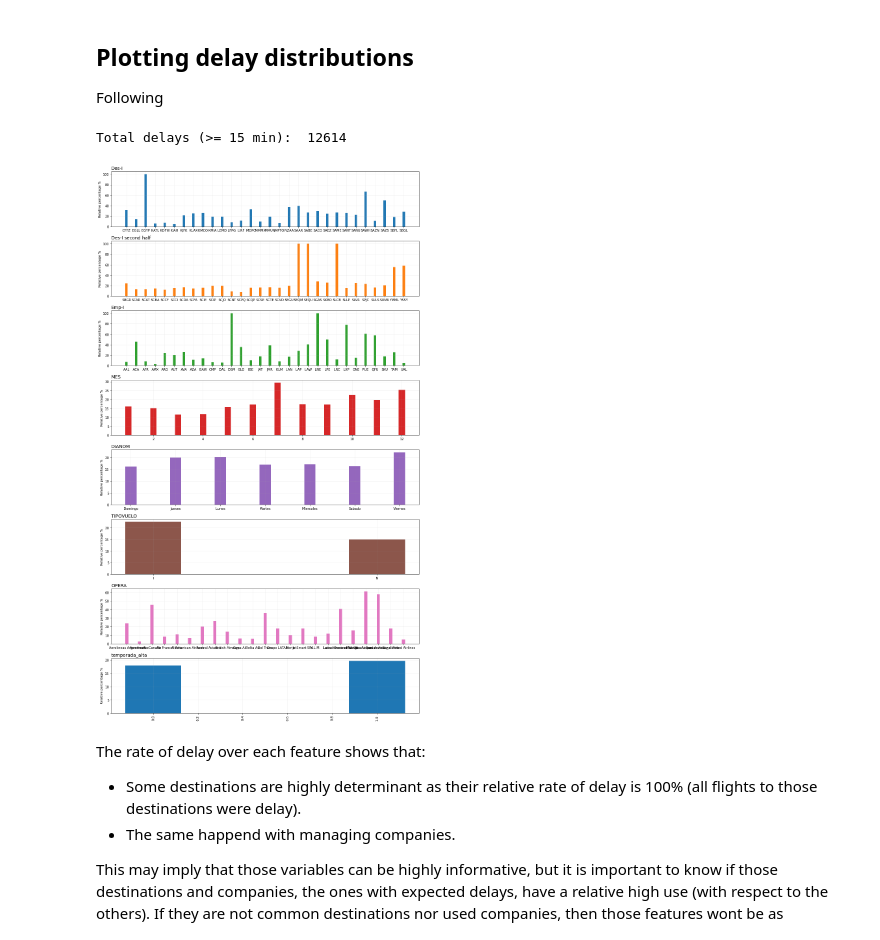
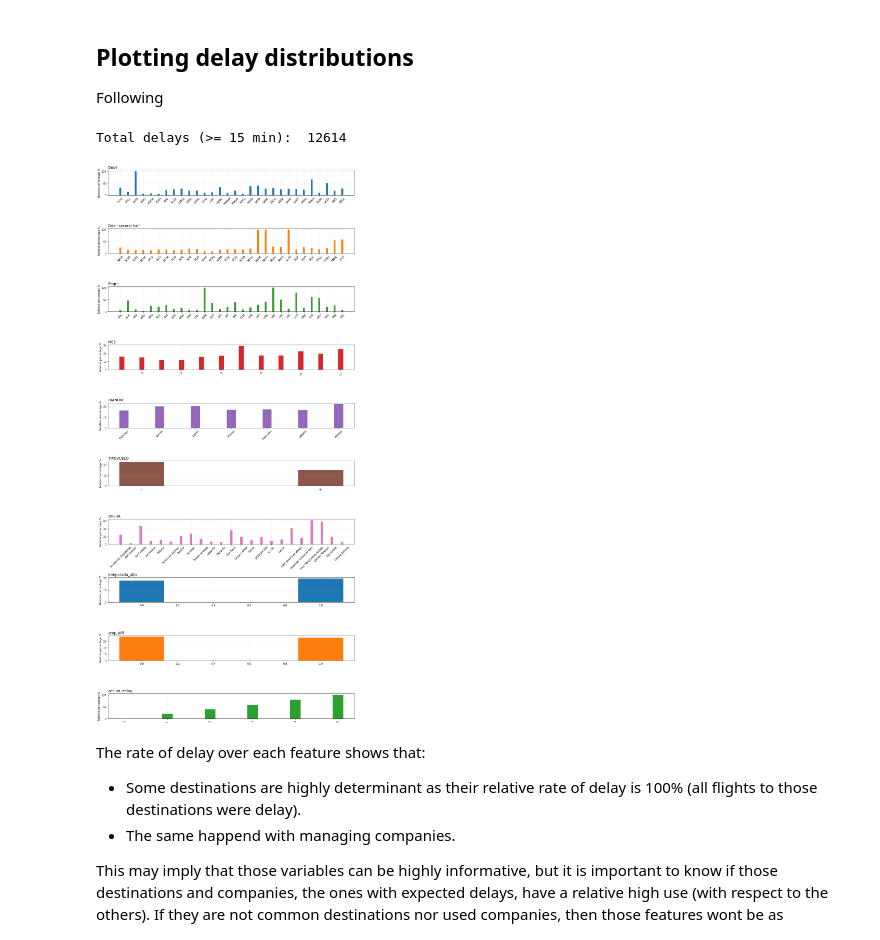
Before and after one commit to cnettlev/flight-delay, a Jupyter notebook: solution.ipynb, the cells around one changed output. Cells and saved outputs as stored; diff of their text form; code cells hidden in the pictures.

```diff
--- a/solution.ipynb
+++ b/solution.ipynb
@@ -97,6 +100,8 @@ for col,ax,color in zip(toShow,axs,colors):
     ax.set_title(title,fontsize=14,loc='left')
     ax.set_ylabel('Percentage %' if usePercentage else 'Counts #')
     ax.grid(alpha=0.2)
+    for tick in ax.get_xticklabels():
+        tick.set_rotation(45)
 
 plt.tight_layout()
 # %% [output]
@@ -116,7 +121,7 @@ highSeasons = [[dt(2016,12,15),dt(2017,3,3)],
                [dt(2017,9,11),dt(2017,9,30)],
                [dt(2017,12,15),dt(2018,3,3)]]
 
-newFeatures = {'temporada_alta': np.full((total,),False)}
+newFeatures = {'temporada_alta': np.full((N,),False)}
 for hS in highSeasons:
     fI = data['Fecha-I'].dt.date
     newFeatures['temporada_alta'] |= ((fI >= hS[0]) & (fI <= hS[1]))
@@ -125,7 +130,7 @@ newFeatures['dif_min'] = (data['Fecha-O']-data['Fecha-I'])/pd.Timedelta(minutes=
 newFeatures['atraso_15'] = newFeatures['dif_min'] > 15
 
 hours = data['Fecha-I'].dt.hour
-newFeatures['periodo_dia'] = np.full((total,),'      ')
+newFeatures['periodo_dia'] = np.full((N,),'      ')
 newFeatures['periodo_dia'][(hours >=5) & (hours < 12)] = 'mañana'
 newFeatures['periodo_dia'][(hours >=12) & (hours < 19)] = 'tarde'
 newFeatures['periodo_dia'][(hours >=19) | (hours < 5)] = 'noche'
@@ -133,6 +138,14 @@ newFeatures['periodo_dia'][(hours >=19) | (hours < 5)] = 'noche'
 newFeatures = pd.DataFrame.from_dict(newFeatures)
 newFeatures['temporada_alta'] = newFeatures['temporada_alta'].astype(int)
 newFeatures['atraso_15'] = newFeatures['atraso_15'].astype(int)
+newFeatures['emp_diff'] = data['Emp-I']!=data['Emp-O']
+
+data['atraso_15'] = newFeatures['atraso_15']
+window = 5
+for group, df in data.groupby('Emp-I'):
+    acc_delay = df['atraso_15'].rolling(window).sum().fillna(0)
+    newFeatures.loc[acc_delay.index, 'accum_delay'] = acc_delay
+
 newFeatures.to_csv('synthetic_features.csv')
 # %% [markdown]
 ## Plotting delay distributions
@@ -140,7 +153,7 @@ newFeatures.to_csv('synthetic_features.csv')
 Following
 # %%
 toCompare = {'data':      ['Des-I', 'last-Des-I', 'Emp-I', 'MES', 'DIANOM', 'TIPOVUELO', 'OPERA'],
-             'synthetic': ['temporada_alta']
+             'synthetic': ['temporada_alta', 'emp_diff', 'accum_delay']
             }
 
 nPlots = len(toCompare['data'])+len(toCompare['synthetic'])
@@ -154,36 +167,37 @@ for col,ax,color in zip(toCompare['data'],axs,colors):
     if 'last-' in col:
         col = col.replace('last-','')
         title = col + ' second half'
         vCounts = data[col][newFeatures['atraso_15'] > 0].value_counts().sort_index()[-30:]
     else:
         title = col
         vCounts = data[col][newFeatures['atraso_15'] > 0].value_counts().sort_index()[:30]
     cat = vCounts.index
     count = [100.0*vCounts.values[i]/sum(data[col]==vCounts.index[i]) for i in range(len(vCounts.values))]
     ax.bar(cat, count, width=0.25, facecolor=color)
     ax.set_title(title,fontsize=14,loc='left')
     ax.set_ylabel('Relative percentage %' if usePercentage else 'Counts #')
-    plt.xticks(rotation=90)
+    for tick in ax.get_xticklabels():
+        tick.set_rotation(45)
     ax.grid(alpha=0.2)
 
-for col,ax,color in zip(toCompare['synthetic'],[axs[-1]],colors):
+for col,ax,color in zip(toCompare['synthetic'],axs[-len(toCompare['synthetic']):],colors):
     vCounts = newFeatures[col][newFeatures['atraso_15'] > 0].value_counts()
     cat = vCounts.index
     total = newFeatures[col]
     count = [100.0*vCounts.values[i]/sum(newFeatures[col]==vCounts.index[i]) for i in range(len(vCounts.values))]
     if len(cat)>30:
         cat = cat[:30]
         count = count[:30]
         title = 'TOP 30: '+title
     ax.bar(cat, count, width=0.25, facecolor=color)
     ax.set_title(col,fontsize=14,loc='left')
     ax.set_ylabel('Relative percentage %' if usePercentage else 'Counts #')
     plt.xticks(rotation=90)
     ax.grid(alpha=0.2)
 plt.tight_layout()
 # %% [output]
 Total delays (>= 15 min):  12614
-[figure, old version]
+[figure, new version]
 # %% [markdown]
 The rate of delay over each feature shows that:
   - Some destinations are highly determinant as their relative rate of delay is 100% (all flights to those destinations were delay).
```
Also changed, not shown: parts of 8 cells of this notebook, 2 other files.
